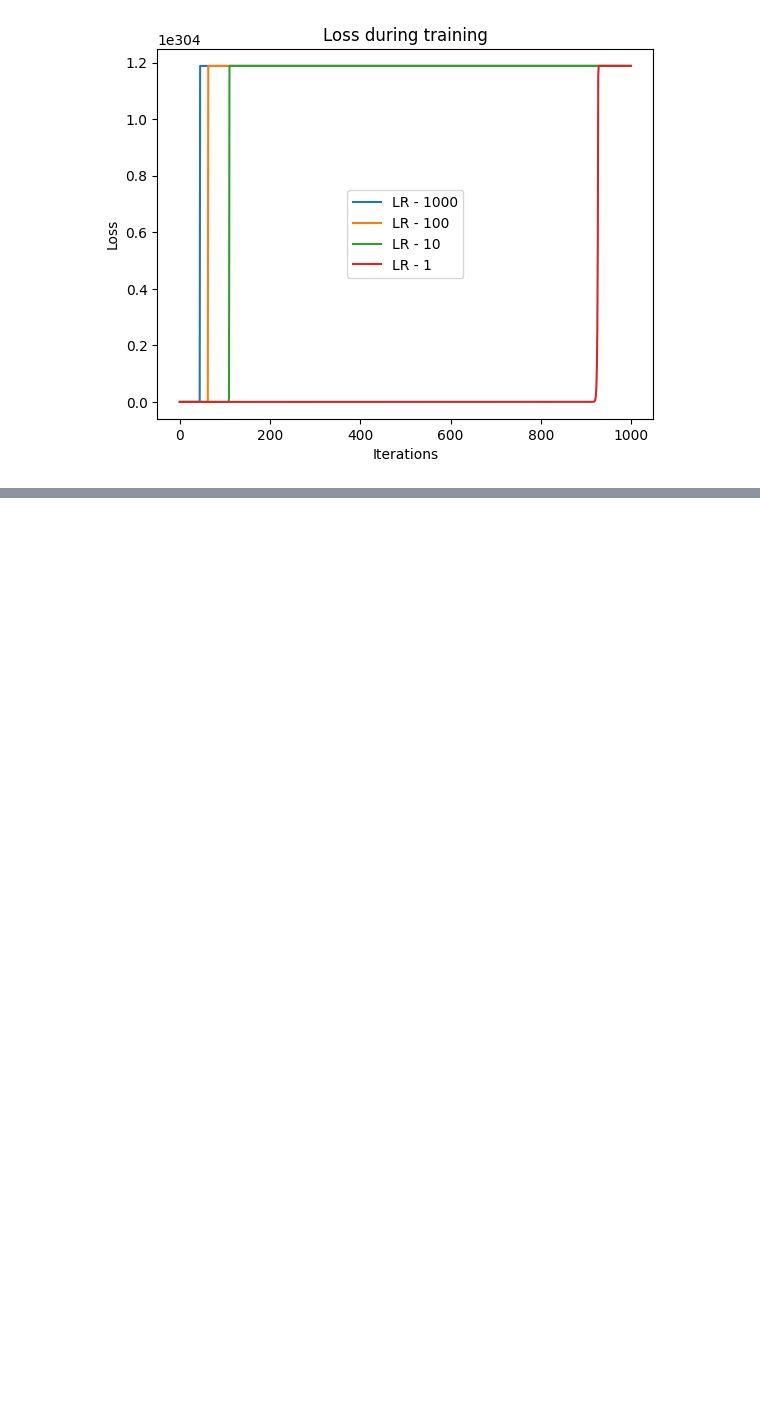
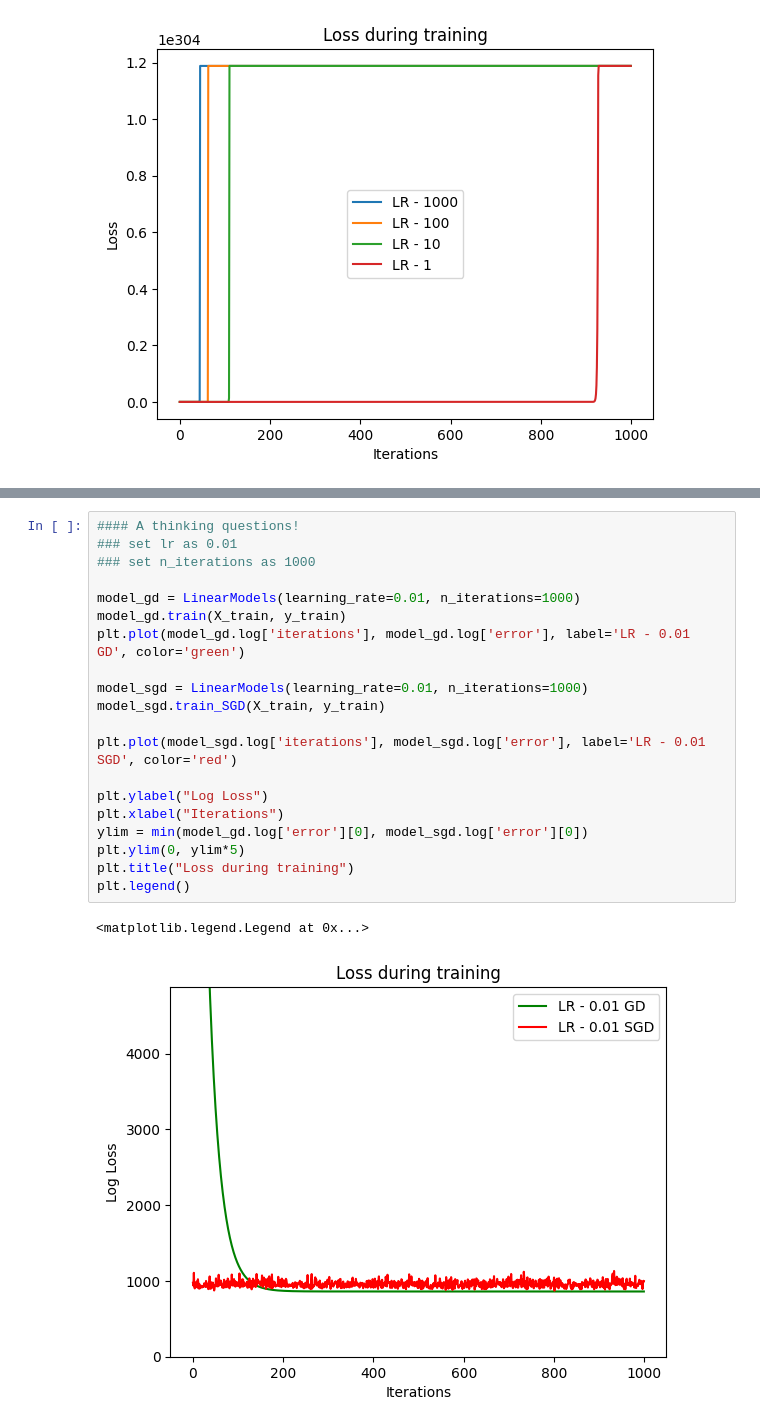
Before and after one commit to JackieUltra/Workshop-3-LinearModels_GD, a Jupyter notebook: LM_playground.ipynb, the cells around one changed output, grey strips where cells are left out. Cells and saved outputs as stored; diff of their text form; blank space fills up the shorter version.

```diff
--- a/LM_playground.ipynb
+++ b/LM_playground.ipynb
@@ -154,0 +224,23 @@ plt.legend()
+# %%
+#### A thinking questions!
+### set lr as 0.01
+### set n_iterations as 1000
+
+model_gd = LinearModels(learning_rate=0.01, n_iterations=1000)
+model_gd.train(X_train, y_train)
+plt.plot(model_gd.log['iterations'], model_gd.log['error'], label='LR - 0.01 GD', color='green')
+
+model_sgd = LinearModels(learning_rate=0.01, n_iterations=1000)
+model_sgd.train_SGD(X_train, y_train)
+
+plt.plot(model_sgd.log['iterations'], model_sgd.log['error'], label='LR - 0.01 SGD', color='red')
+
+plt.ylabel("Log Loss")
+plt.xlabel("Iterations")
+ylim = min(model_gd.log['error'][0], model_sgd.log['error'][0])
+plt.ylim(0, ylim*5)
+plt.title("Loss during training")
+plt.legend()
+# %% [output]
+<matplotlib.legend.Legend at 0x...>
+[figure, added]
```
Also changed, not shown: parts of 7 cells of this notebook.
